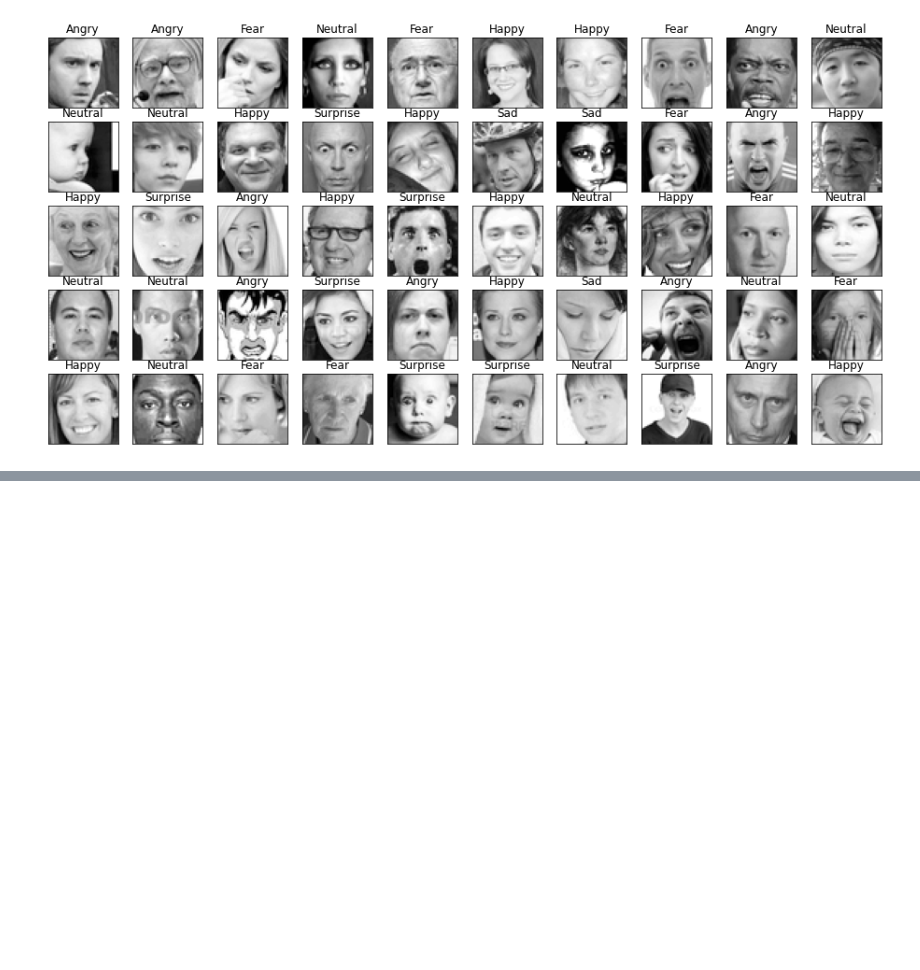
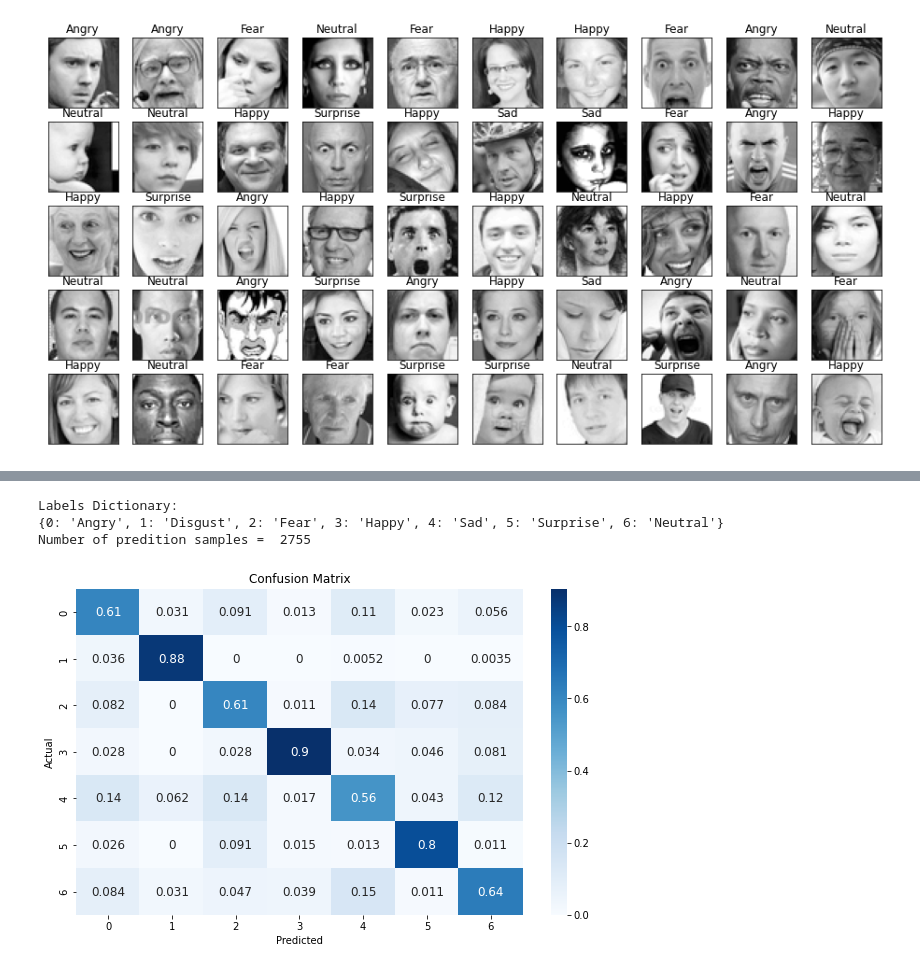
Before and after one commit to Tithra/Computer-Vision-DNN, a Jupyter notebook: EmotionRecognition_FER2013.ipynb, the cells around one changed output, grey strips where cells are left out. Saved outputs shown, nothing was run; the diff lists cells and outputs as text; code cells hidden in the pictures; blank space fills up the shorter version.

```diff
--- a/EmotionRecognition_FER2013.ipynb
+++ b/EmotionRecognition_FER2013.ipynb
@@ -410,0 +402,23 @@ best_model.evaluate(x_test, y_test)
+# %%
+#test images
+from sklearn.metrics import confusion_matrix
+import seaborn as sn
+emotion={0:'Angry', 1:'Disgust', 2:'Fear', 3:'Happy', 4:'Sad', 5:'Surprise', 6:'Neutral'} #for FER2013, JAFFE
+
+print('Labels Dictionary:')
+print(emotion)
+print('Number of predition samples = ', len(x_test))
+pred = model.predict(x_test)
+cm = confusion_matrix( np.argmax(y_test,1),pred.argmax(1),normalize='pred')
+#cm = cm.astype('float')/cm.sum(axis=1)[:, np.newaxis]
+plt.figure(figsize =(10,6))
+sn.heatmap(cm, annot=True, annot_kws={"size": 12},cmap=plt.cm.Blues) # font size
+plt.title('Confusion Matrix')
+plt.ylabel('Actual')
+plt.xlabel('Predicted')
+plt.show()
+# %% [output]
+Labels Dictionary:
+{0: 'Angry', 1: 'Disgust', 2: 'Fear', 3: 'Happy', 4: 'Sad', 5: 'Surprise', 6: 'Neutral'}
+Number of predition samples =  2755
+[figure, added]
```
Also changed, not shown: parts of 3 cells of this notebook.
